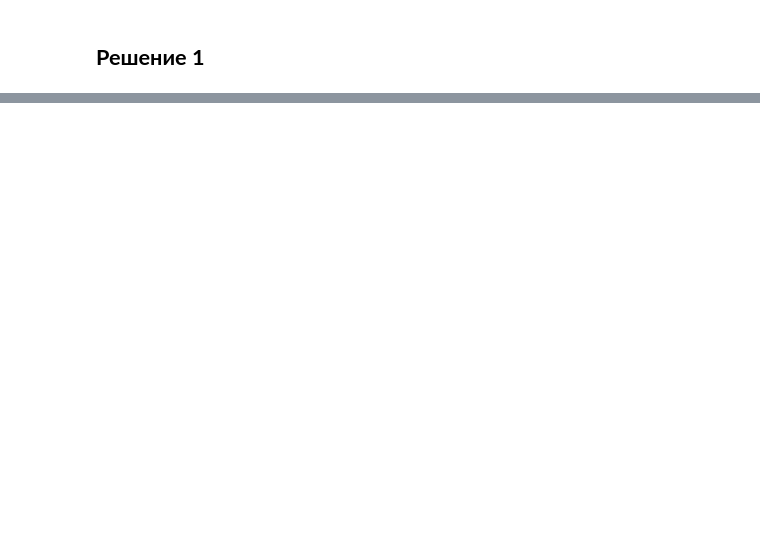
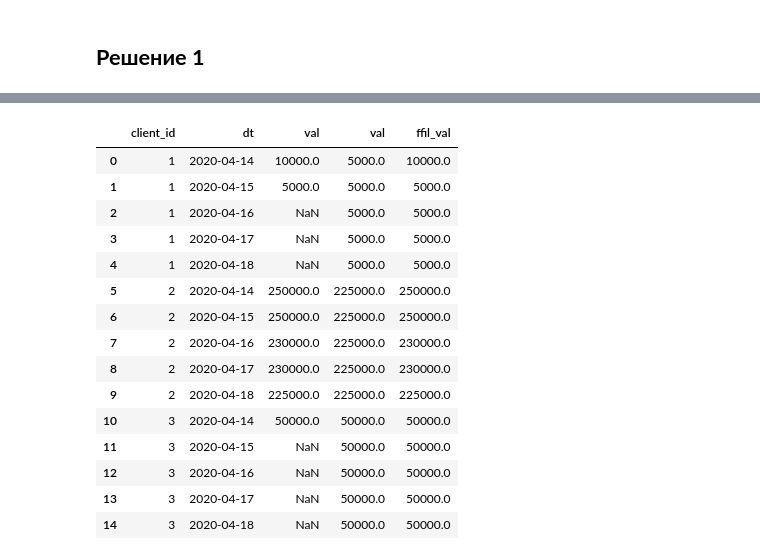
Before and after one commit to SergeyB81/Portfolio-DS, a Jupyter notebook: Тестовое CG/Bank-62-68/bank_ds_trainee_test_case.ipynb, the cells around one changed output, grey strips where cells are left out. Drawn from its saved outputs; the diff is of its cells as text; code cells hidden in the pictures; blank space fills up the shorter version.

```diff
--- a/Тестовое CG/Bank-62-68/bank_ds_trainee_test_case.ipynb
+++ b/Тестовое CG/Bank-62-68/bank_ds_trainee_test_case.ipynb
@@ -195,0 +304,39 @@ df
+# %%
+sql = '''
+with last_non_null as (
+select t.client_id, max(t.dt) as dt
+from task1 t
+where t.val is not null
+group by t.client_id
+),
+
+last_non_null_val as (
+select t.* from task1 t
+join last_non_null l on t.client_id = l.client_id and t.dt = l.dt
+)
+
+select t.*,
+       l.val,
+       coalesce(t.val,l.val) as ffil_val
+from task1 t
+left join last_non_null_val l on t.client_id = l.client_id
+'''
+# %%
+select(sql)
+# %% [output]
+|  | client_id | dt | val | val | ffil_val |
+| 0 | 1 | 2020-04-14 | 10000.0 | 5000.0 | 10000.0 |
+| 1 | 1 | 2020-04-15 | 5000.0 | 5000.0 | 5000.0 |
+| 2 | 1 | 2020-04-16 | NaN | 5000.0 | 5000.0 |
+| 3 | 1 | 2020-04-17 | NaN | 5000.0 | 5000.0 |
+| 4 | 1 | 2020-04-18 | NaN | 5000.0 | 5000.0 |
+| 5 | 2 | 2020-04-14 | 250000.0 | 225000.0 | 250000.0 |
+| 6 | 2 | 2020-04-15 | 250000.0 | 225000.0 | 250000.0 |
+| 7 | 2 | 2020-04-16 | 230000.0 | 225000.0 | 230000.0 |
+| 8 | 2 | 2020-04-17 | 230000.0 | 225000.0 | 230000.0 |
+| 9 | 2 | 2020-04-18 | 225000.0 | 225000.0 | 225000.0 |
+| 10 | 3 | 2020-04-14 | 50000.0 | 50000.0 | 50000.0 |
+| 11 | 3 | 2020-04-15 | NaN | 50000.0 | 50000.0 |
+| 12 | 3 | 2020-04-16 | NaN | 50000.0 | 50000.0 |
+| 13 | 3 | 2020-04-17 | NaN | 50000.0 | 50000.0 |
+| 14 | 3 | 2020-04-18 | NaN | 50000.0 | 50000.0 |
```
Also changed, not shown: parts of 44 cells of this notebook.
